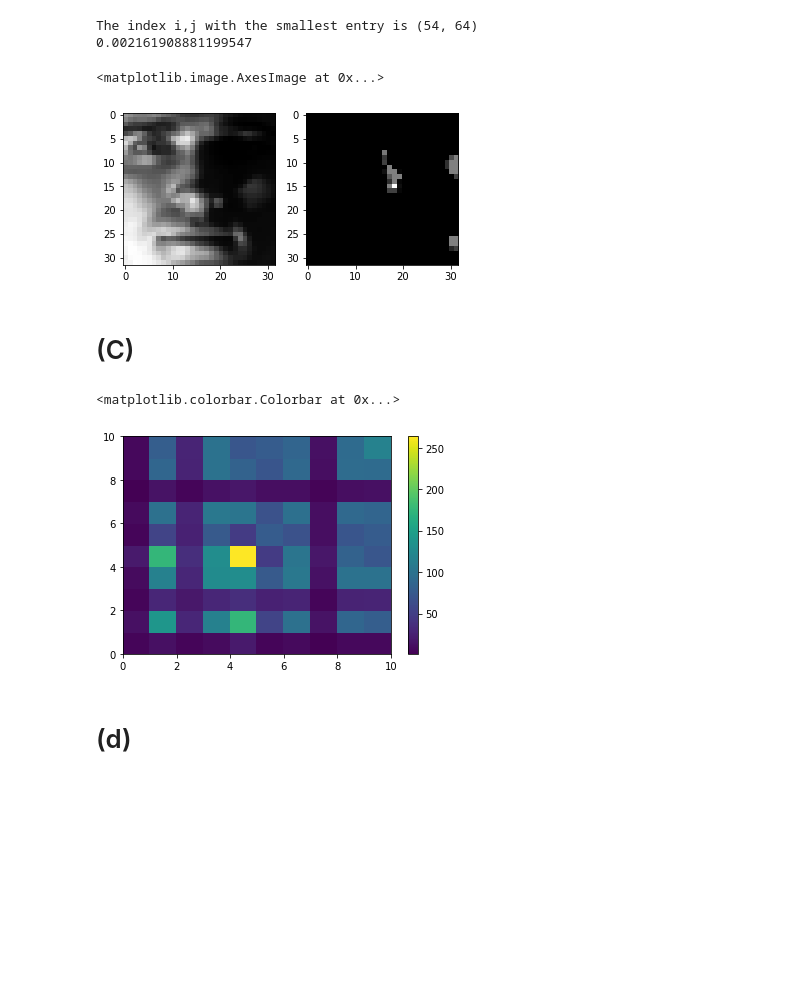
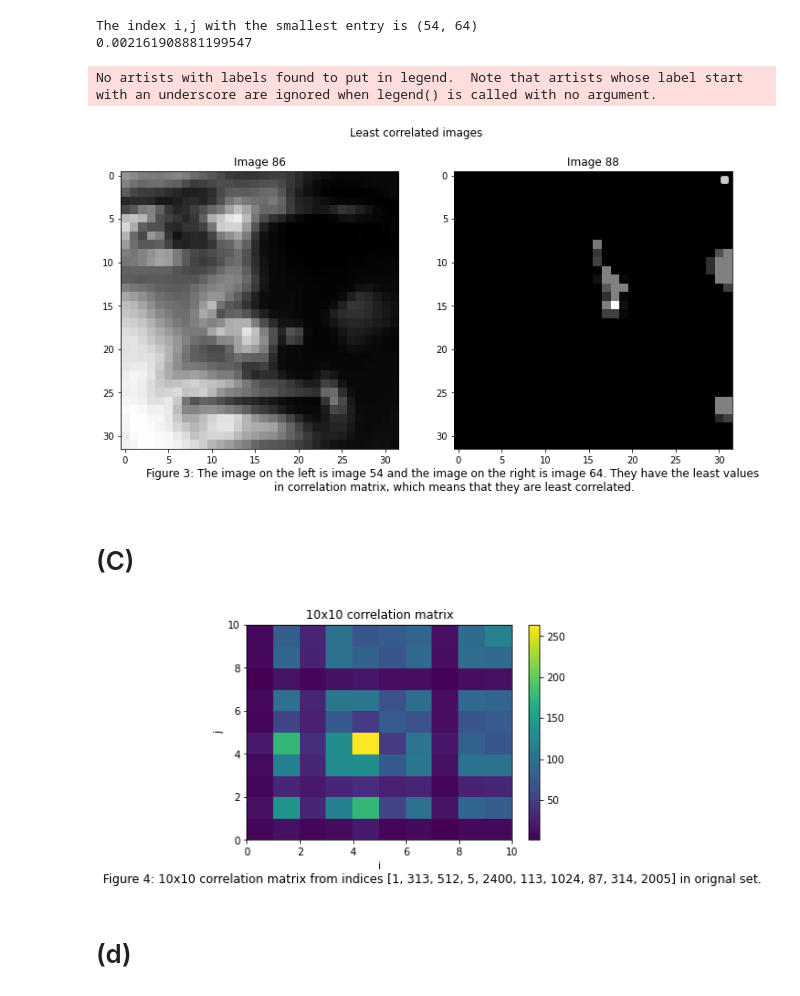
Before and after one commit to ZiwenLi0325/EE399, a Jupyter notebook: hw2/hw2.ipynb, the cells around one changed output. Drawn from its saved outputs; the diff is of its cells as text; code cells hidden in the pictures; blank space fills up the shorter version.

```diff
--- a/hw2/hw2.ipynb
+++ b/hw2/hw2.ipynb
@@ -73,13 +79,21 @@ The index i,j with the smallest entry is (54, 64)
 # %%
 plt.subplot(1,2,1)
 print_copy = X[:,54]
+plt.title("Image 86")
 plt.imshow(print_copy.reshape([32,32]),cmap = "gray")
 plt.subplot(1,2,2)
 print_copy = X[:,64]
 plt.imshow(print_copy.reshape([32,32]),cmap = "gray")
+plt.legend()
+
+plt.text(0, -0.15, 'Figure 3: The image on the left is image 54 and the image on the right is image 64. They have the least values \nin correlation matrix, which means that they are least correlated.', ha='center', fontsize=12, transform=plt.gca().transAxes)
+plt.gcf().set_size_inches(12, 8)
+plt.title("Image 88")
+plt.suptitle("Least correlated images",y = 0.85)
+plt.savefig("figure3.png")
 # %% [output]
-<matplotlib.image.AxesImage at 0x...>
+No artists with labels found to put in legend.  Note that artists whose label start with an underscore are ignored when legend() is called with no argument.
-[figure, old version]
+[figure, new version]
 # %% [markdown]
 # (C)
 # %%
@@ -88,22 +102,14 @@ image_set = np.array([X[:,i] for i in array_index])
 Y = np.matmul(image_set,np.transpose(image_set))
 plt.pcolor(Y)
 plt.colorbar()
-# print(image_set.shape)
-# # print(first_100.shape)
-# C = np.zeros([10,10])
-# for i in range(10):
-#     for j in range(10):
-#         C[i,j] = np.dot(image_set[:,i],image_set[:,j])
-# # print(C)
-# # print(C.shape)
-# plt.pcolor(C)
-# plt.colorbar()
-# plt.title("correlation matrix")
-# plt.xlabel("i")
-# plt.ylabel("j")
+plt.xlabel("i")
+plt.ylabel("j")
+plt.text(0.7, -0.2, 'Figure 4: 10x10 correlation matrix from indices [1, 313, 512, 5, 2400, 113, 1024, 87, 314, 2005] in orignal set.', ha='center', fontsize=12, transform=plt.gca().transAxes)
+# plt.gcf().set_size_inches(12, 8)
+plt.title("10x10 correlation matrix")
+plt.savefig("figure4.png")
 # %% [output]
-<matplotlib.colorbar.Colorbar at 0x...>
-[figure, old version]
+[figure, new version]
 # %% [markdown]
 # (d)
 # %%
```
Also changed, not shown: parts of 3 cells of this notebook, 2 other files.
